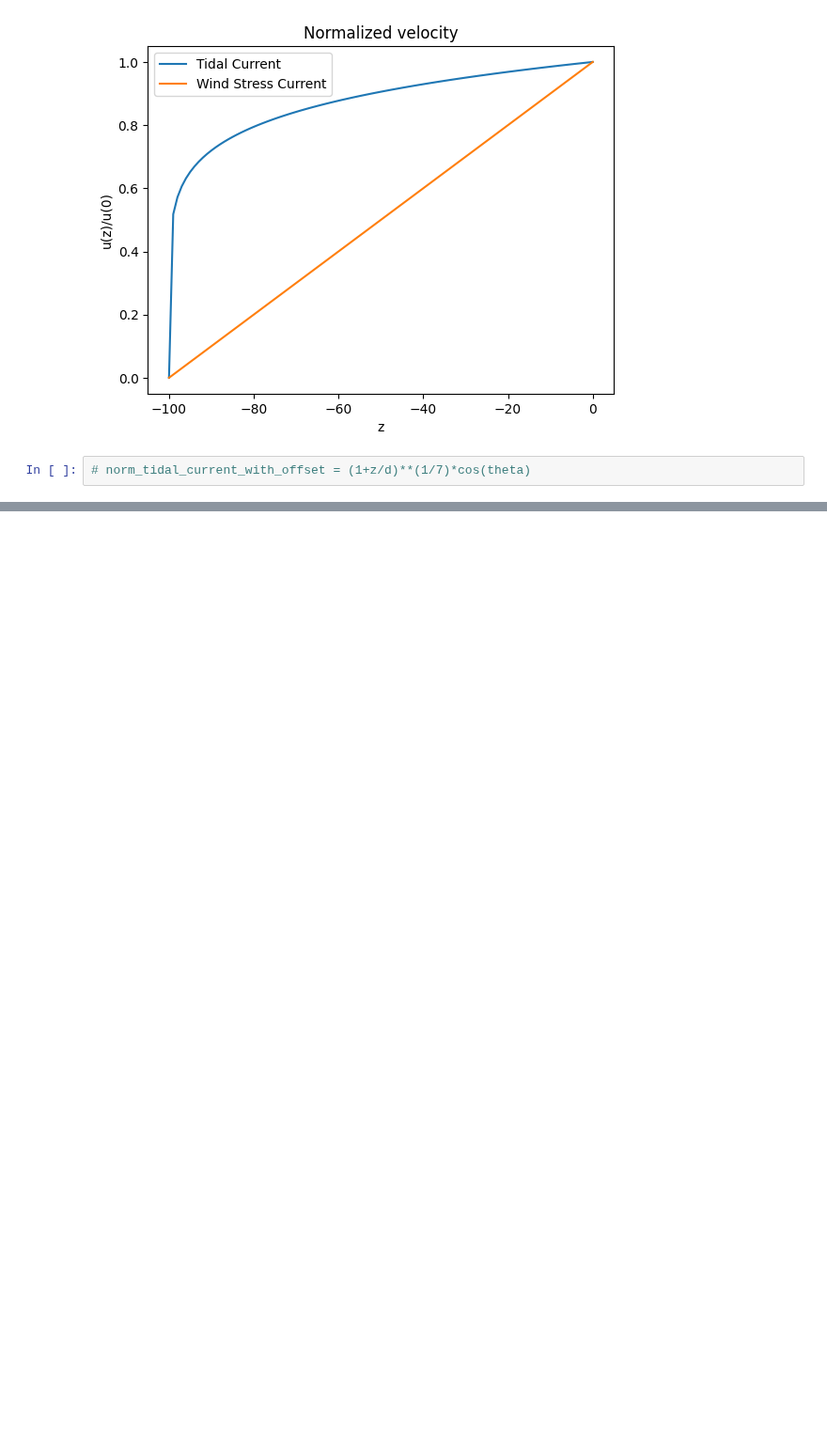
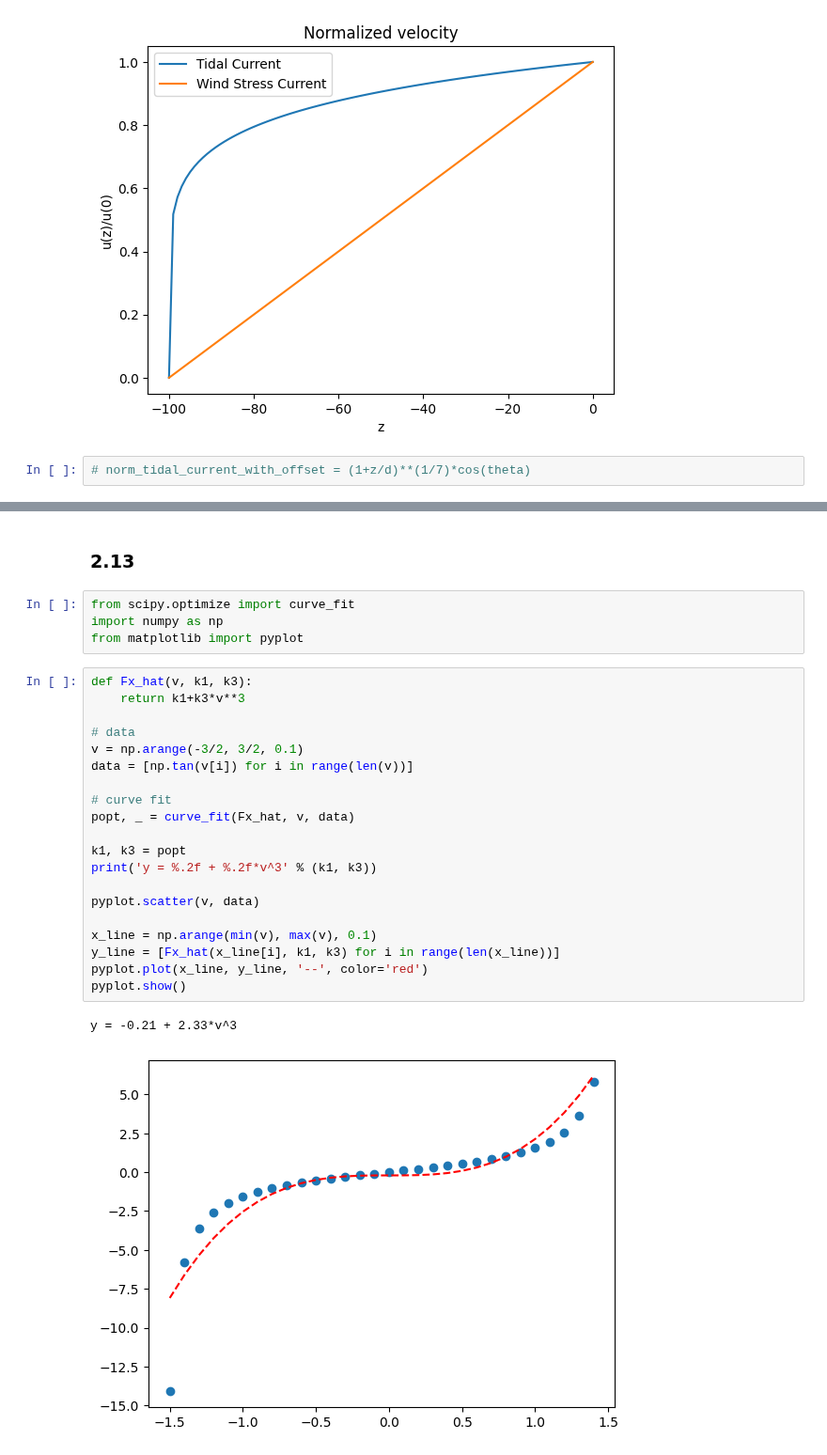
Before and after one commit to gigatskhondia/finite_elements_and_engineering, a Jupyter notebook: Wilson/ch_2.ipynb, the cells around one changed output, grey strips where cells are left out. Shown at 94% size. Drawn from its saved outputs; the diff is of its cells as text; blank space fills up the shorter version.

```diff
--- a/Wilson/ch_2.ipynb
+++ b/Wilson/ch_2.ipynb
@@ -352,0 +355,29 @@ Design Features of Jacket-Template Structures in the Gulf of Mexico
+# %% [markdown]
+### 2.13
+# %%
+from scipy.optimize import curve_fit
+import numpy as np
+from matplotlib import pyplot
+# %%
+def Fx_hat(v, k1, k3):
+    return k1+k3*v**3
+
+# data
+v = np.arange(-3/2, 3/2, 0.1)
+data = [np.tan(v[i]) for i in range(len(v))]
+
+# curve fit
+popt, _ = curve_fit(Fx_hat, v, data)
+
+k1, k3 = popt
+print('y = %.2f + %.2f*v^3' % (k1, k3))
+
+pyplot.scatter(v, data)
+
+x_line = np.arange(min(v), max(v), 0.1)
+y_line = [Fx_hat(x_line[i], k1, k3) for i in range(len(x_line))]
+pyplot.plot(x_line, y_line, '--', color='red')
+pyplot.show()
+# %% [output]
+y = -0.21 + 2.33*v^3
+[figure, added]
```
Also changed, not shown: parts of 39 cells of this notebook.
